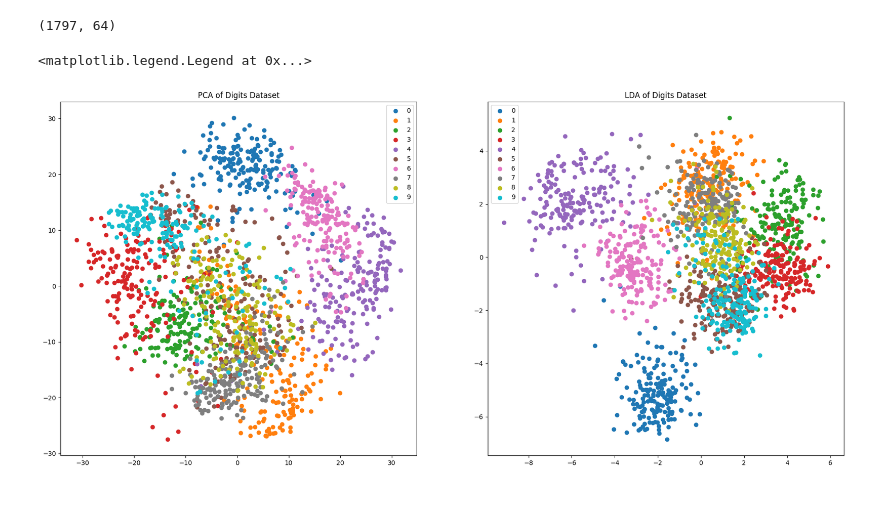
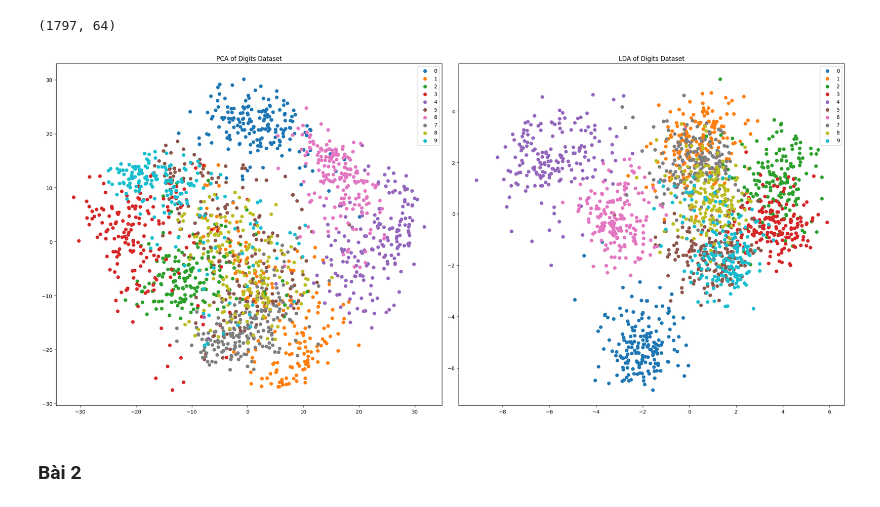
Before and after one commit to Tynab/Dimension-Reduction, a Jupyter notebook: ML03_BaiTap12_An.ipynb, the cells around one changed output. Cells and saved outputs as stored; diff of their text form; code cells hidden in the pictures.

```diff
--- a/ML03_BaiTap12_An.ipynb
+++ b/ML03_BaiTap12_An.ipynb
@@ -37,20 +37,20 @@ X_pca = pca.fit_transform(X)
 lda = LDA(n_components=2)
 X_lda = lda.fit_transform(X, y)
-# %%
-# Plotting PCA and LDA
-fig, ax = plt.subplots(1, 2, figsize=(22, 10))
-
-# PCA plot
-for i in range(len(np.unique(y))):
-    ax[0].scatter(X_pca[y == i, 0], X_pca[y == i, 1], label=i)
-ax[0].set_title('PCA of Digits Dataset')
-ax[0].legend()
-
-# LDA plot
-for i in range(len(np.unique(y))):
-    ax[1].scatter(X_lda[y == i, 0], X_lda[y == i, 1], label=i)
-ax[1].set_title('LDA of Digits Dataset')
-ax[1].legend()
-# %% [output]
-<matplotlib.legend.Legend at 0x...>
-[figure, removed]
+# %%
+_, ax = plt.subplots(1, 2, figsize=(22, 10))
+
+unique_y = np.unique(y)
+titles = ['PCA of Digits Dataset', 'LDA of Digits Dataset']
+data = [X_pca, X_lda]
+
+for j in range(2):
+    for i in unique_y:
+        ax[j].scatter(data[j][y == i, 0], data[j][y == i, 1], label=i)
+    ax[j].set_title(titles[j])
+    ax[j].legend()
+
+plt.tight_layout()
+# %% [output]
+[figure, added]
+# %% [markdown]
+### Bài 2
```
Also changed, not shown: parts of 24 cells of this notebook, 1 other file.
